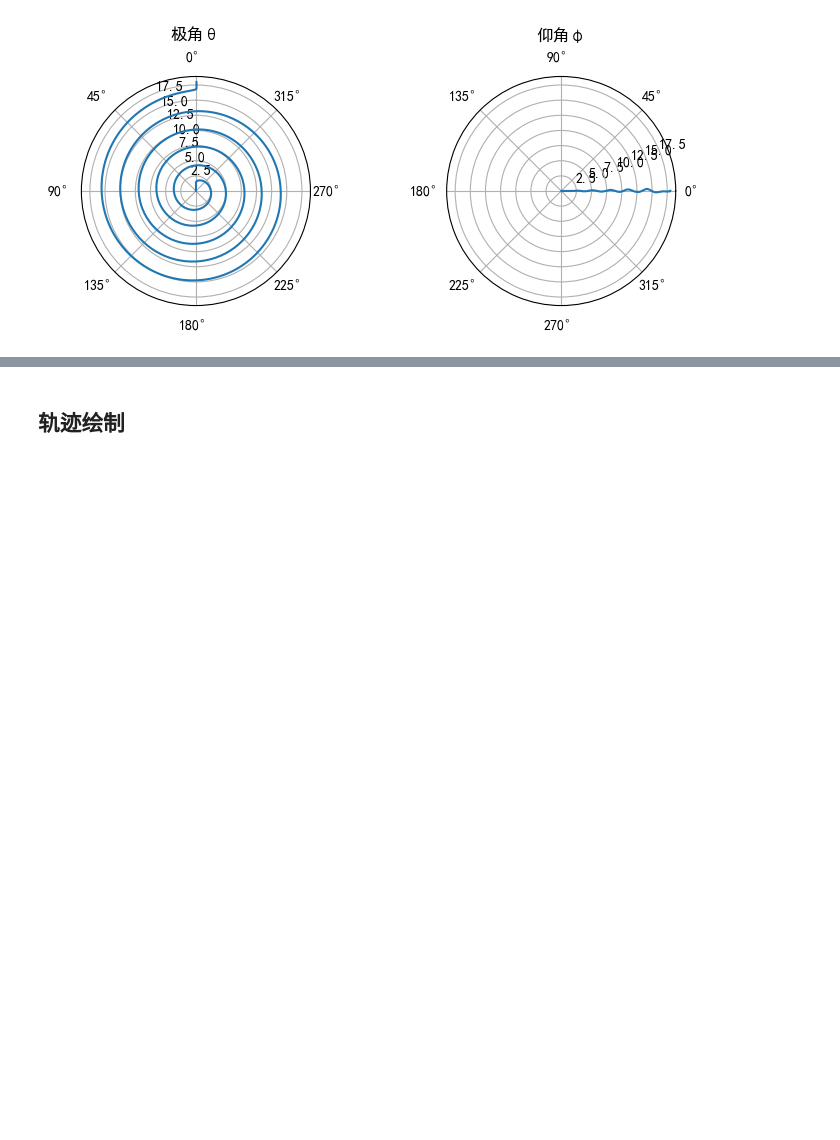
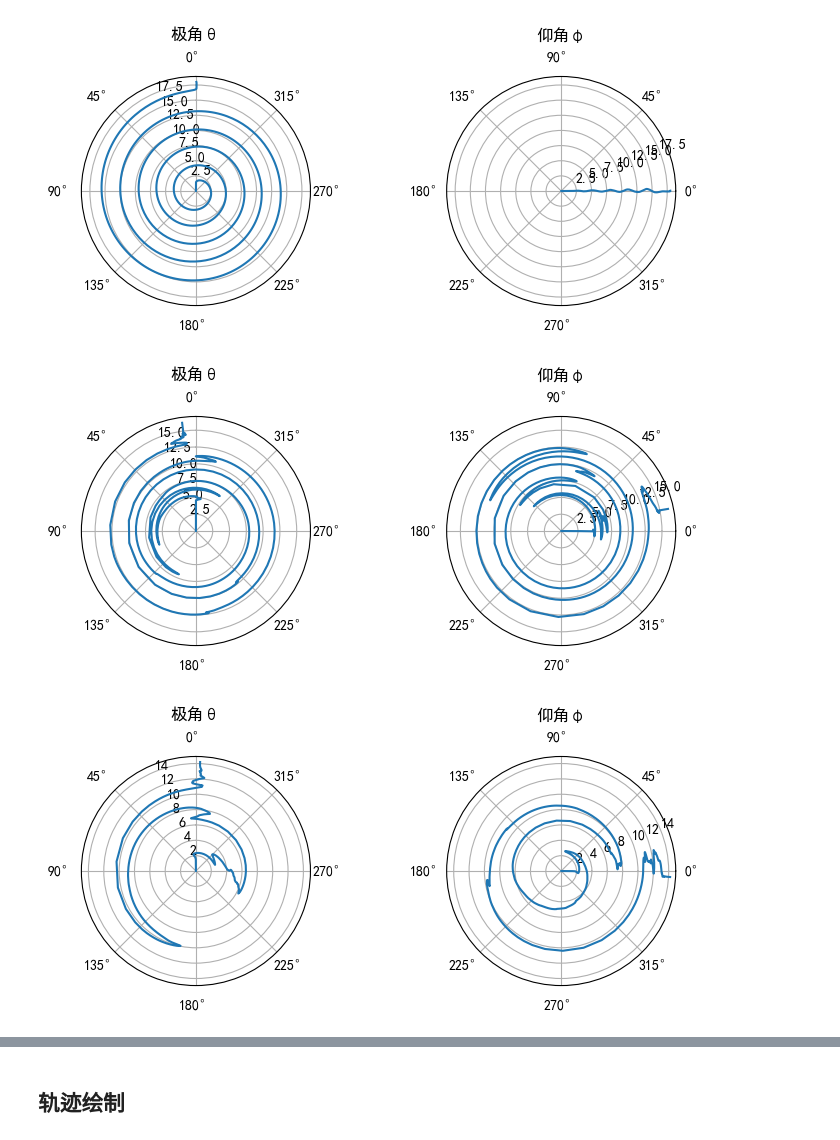
Before and after one commit to Googol2002/Pedestrian-Dead-Reckoning, a Jupyter notebook: PDR/NaivePredictor.ipynb, the cells around one changed output, grey strips where cells are left out. Saved outputs shown, nothing was run; the diff lists cells and outputs as text; code cells hidden in the pictures; blank space fills up the shorter version.

```diff
--- a/PDR/NaivePredictor.ipynb
+++ b/PDR/NaivePredictor.ipynb
@@ -48,7 +48,7 @@ plt.rcParams['axes.unicode_minus'] = False # 解决保存图像是负号’-'显
 from naive_locus_predictor import predict
 
 def caculate_attitude (sample, theta, phi):
-    positions, speeds, accelerations, thetas, phis = predict(dataset[sample], theta, phi)
+    positions, speeds, accelerations, thetas, phis, _, _ = predict(dataset[sample], theta, phi)
 
     fig, axs = plt.subplots(1, 2, subplot_kw={'projection': 'polar'}, figsize=(8, 6))
     fig.tight_layout(pad=5)
@@ -77,4 +77,8 @@ caculate_attitude("电脑椅转转转", 0, 0)
 # %% [output]
 [figure]
 # %%
-caculate_attitude("乱晃手腕（初末相同）", 0, 0)
+caculate_attitude("乱晃手腕（初末相同）1", 0, 0)
+caculate_attitude("乱晃手腕（初末相同）2", 0, 0)
+# %% [output]
+[figure, added]
+[figure, added]
```
Also changed, not shown: parts of 2 cells of this notebook, 1 other file.
